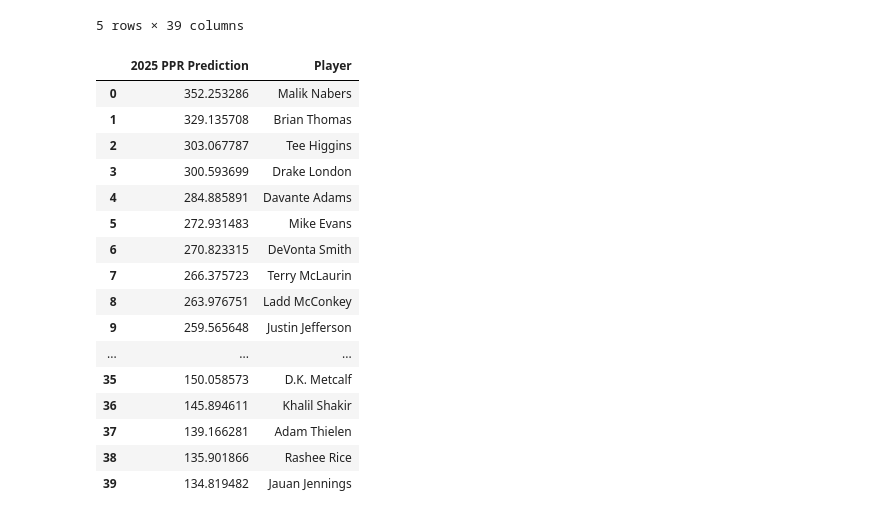
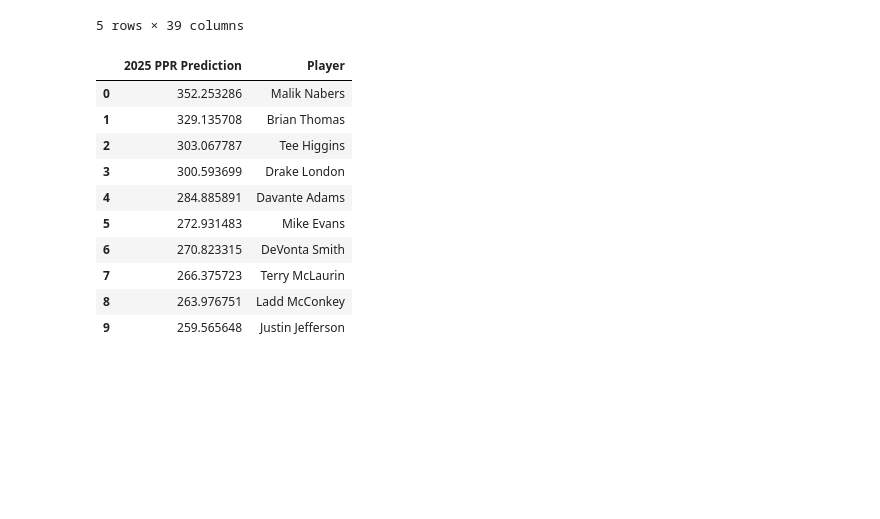
Before and after one commit to hdjwis/FantasyFootballPrediction, a Jupyter notebook: wr_prediction.ipynb, the cells around one changed output. Drawn from its saved outputs; the diff is of its cells as text; code cells hidden in the pictures; blank space fills up the shorter version.

```diff
--- a/wr_prediction.ipynb
+++ b/wr_prediction.ipynb
@@ -435,22 +442,16 @@ wr_pred.head()
 5 rows × 39 columns
 # %%
 wr_pred_view = wr_pred[['2025 PPR Prediction', 'Player']].sort_values('2025 PPR Prediction', ascending=False).reset_index(drop=True)
-wr_pred_view.head(40)
+wr_pred_view.head(10)
 # %% [output]
 |  | 2025 PPR Prediction | Player |
 | 0 | 352.253286 | Malik Nabers |
 | 1 | 329.135708 | Brian Thomas |
 | 2 | 303.067787 | Tee Higgins |
 | 3 | 300.593699 | Drake London |
 | 4 | 284.885891 | Davante Adams |
 | 5 | 272.931483 | Mike Evans |
 | 6 | 270.823315 | DeVonta Smith |
 | 7 | 266.375723 | Terry McLaurin |
 | 8 | 263.976751 | Ladd McConkey |
 | 9 | 259.565648 | Justin Jefferson |
-| ... | ... | ... |
-| 35 | 150.058573 | D.K. Metcalf |
-| 36 | 145.894611 | Khalil Shakir |
-| 37 | 139.166281 | Adam Thielen |
-| 38 | 135.901866 | Rashee Rice |
-| 39 | 134.819482 | Jauan Jennings |
```
Also changed, not shown: parts of 1 cell of this notebook, 5 other files.
